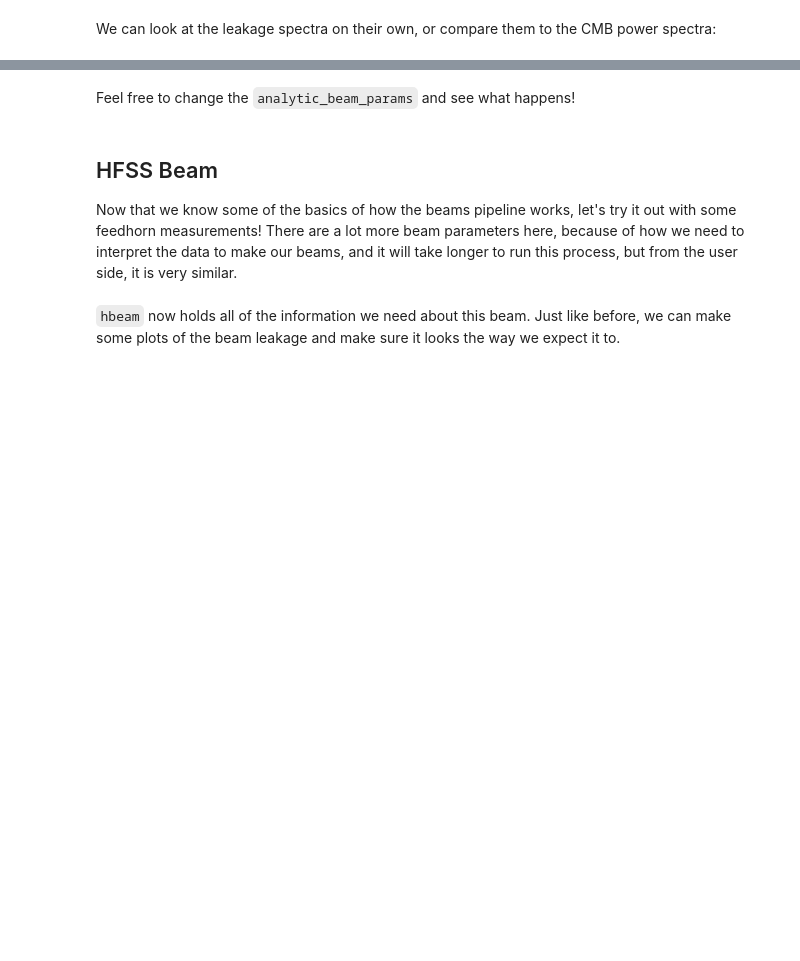
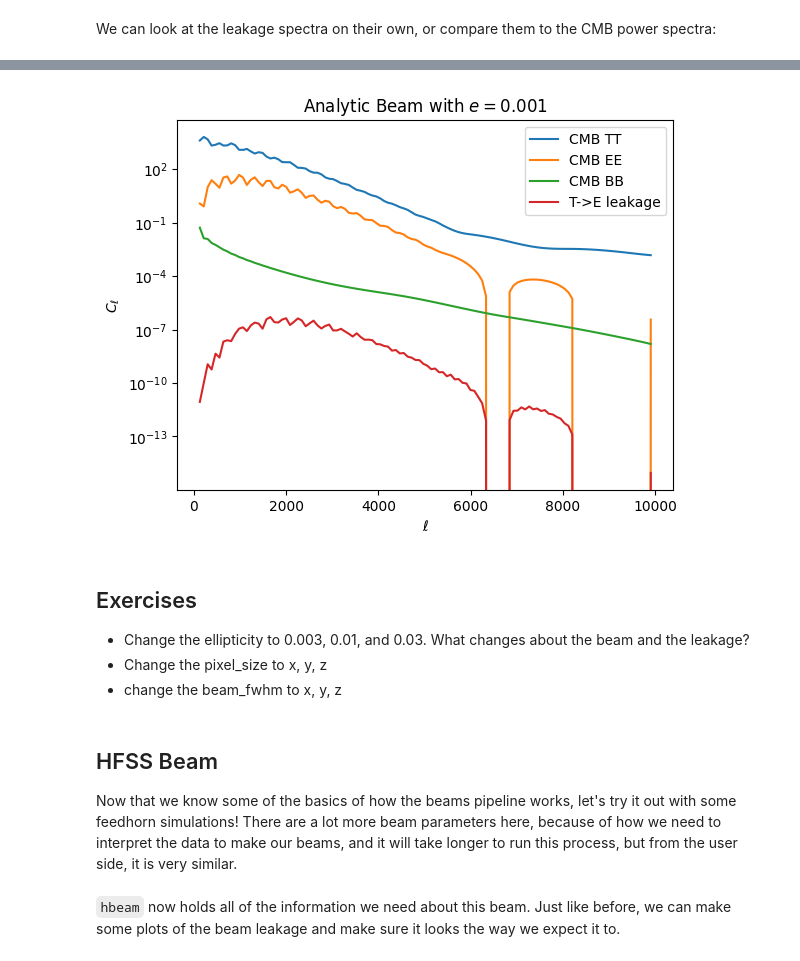
Before and after one commit to laurensaunders/beams_pipeline, a Jupyter notebook: beams_pipeline_tutorial_20240924.ipynb, the cells around one changed output, grey strips where cells are left out. Cells and saved outputs as stored; diff of their text form; code cells hidden in the pictures; blank space fills up the shorter version.

````diff
--- a/beams_pipeline_tutorial_20240924.ipynb
+++ b/beams_pipeline_tutorial_20240924.ipynb
@@ -101,11 +172,17 @@ mmt_tools.make_leakage_plot(ell_abeam, spectra_abeam, 'Analytic Beam with $e=0.0
 # %%
-mmt_tools.make_leakage_plot(ell_abeam, spectra_abeam, 'Analytic Beam with $e=0.001$', CMB_compare=True)
+mmt_tools.make_leakage_plot(ell_abeam, spectra_abeam, f"Analytic Beam with $e=${analytic_beam_params['ellipt']}", leakage='TE', CMB_compare=True)
+# %% [output]
+[figure, added]
 # %% [markdown]
-Feel free to change the ```analytic_beam_params``` and see what happens!
+## Exercises
+
+- Change the ellipticity to 0.003, 0.01, and 0.03. What changes about the beam and the leakage?
+- Change the pixel_size to x, y, z
+- change the beam_fwhm to x, y, z
 # %% [markdown]
 ## HFSS Beam
 
-Now that we know some of the basics of how the beams pipeline works, let's try it out with some feedhorn measurements! There are a lot more beam parameters here, because of how we need to interpret the data to make our beams, and it will take longer to run this process, but from the user side, it is very similar.
+Now that we know some of the basics of how the beams pipeline works, let's try it out with some feedhorn simulations! There are a lot more beam parameters here, because of how we need to interpret the data to make our beams, and it will take longer to run this process, but from the user side, it is very similar.
 # %%
 hbeam_params = {'fmin': 125, # lower frequency edge of the band
                 'fmax': 165, # upper frequency edge of the band
````
Also changed, not shown: parts of 10 cells of this notebook.
